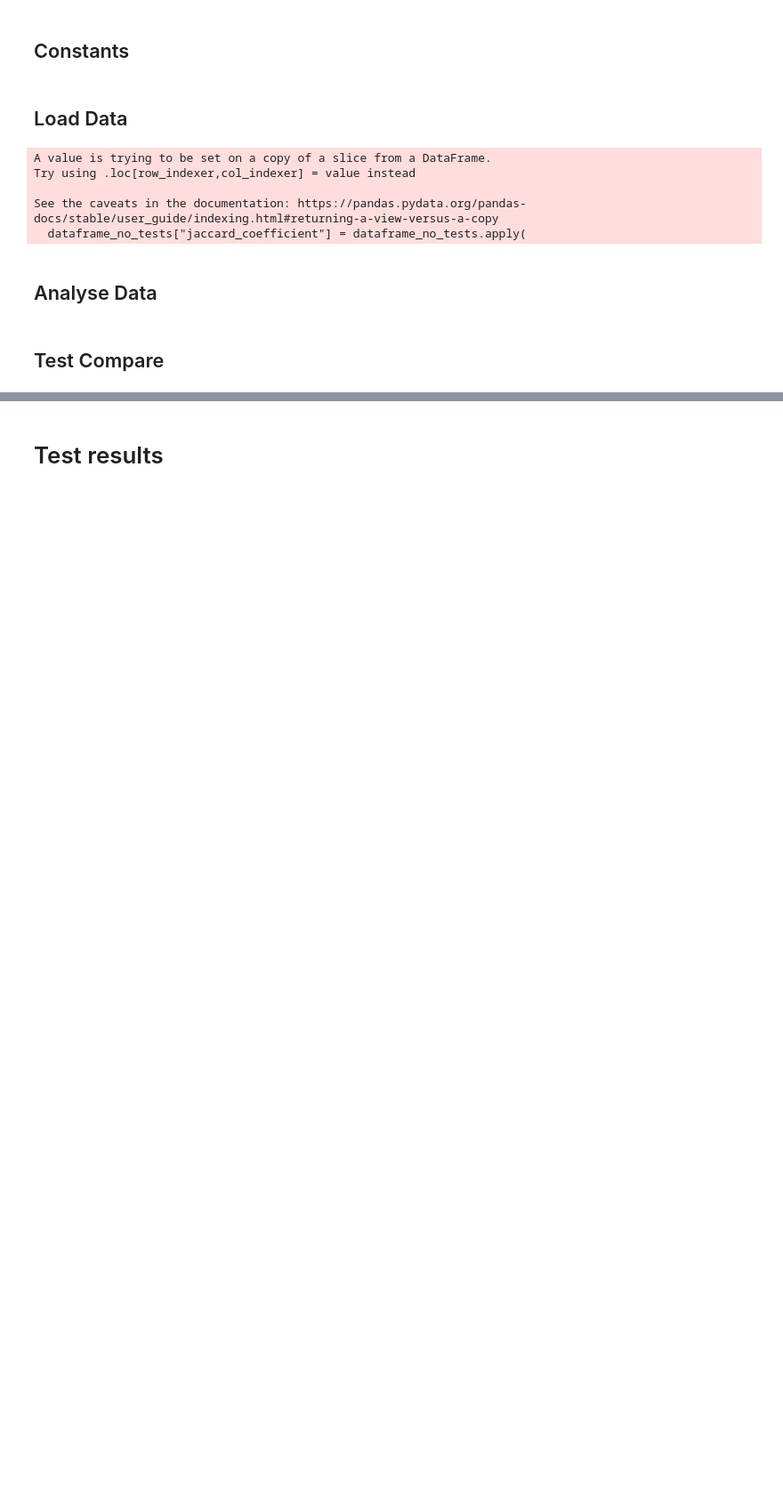
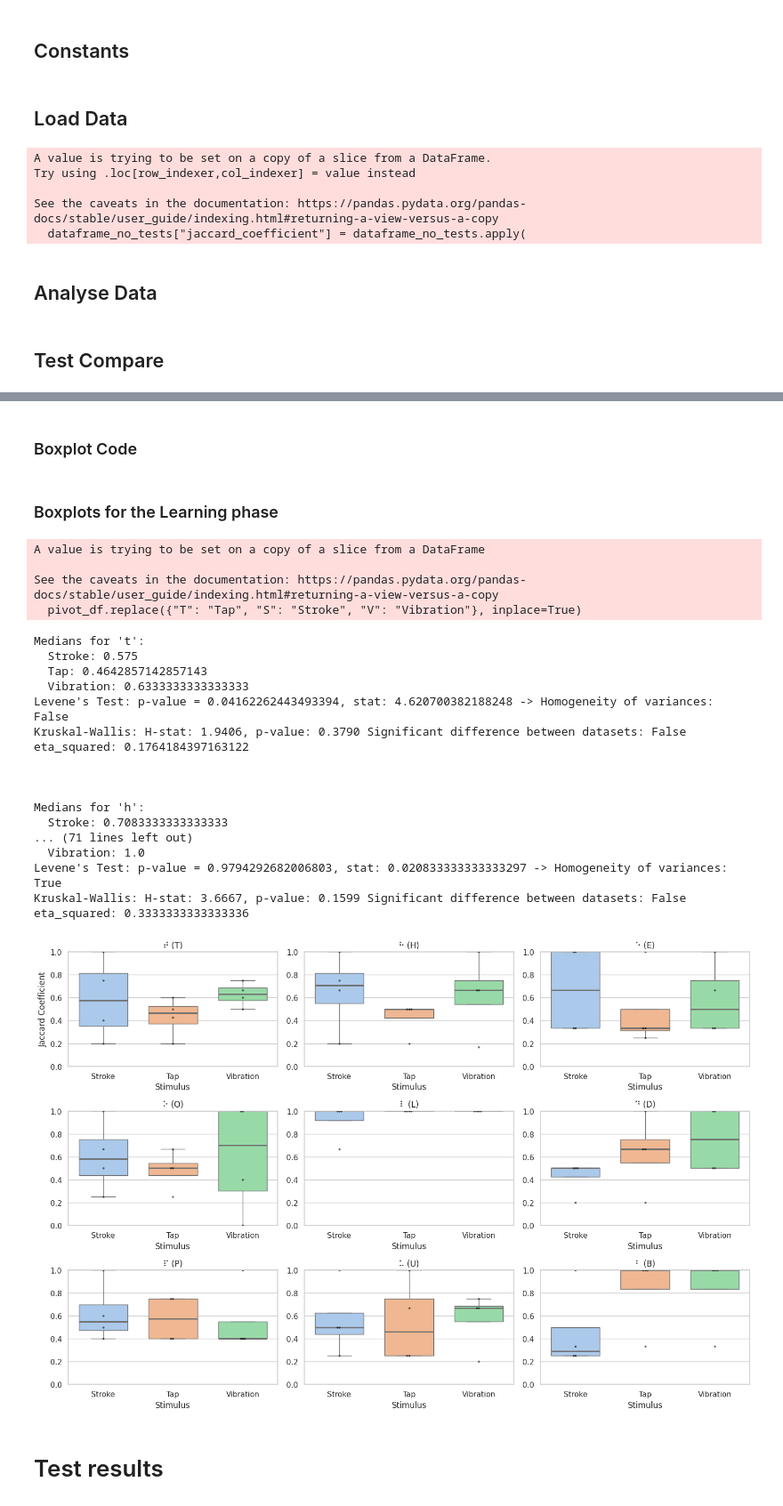
Before and after one commit to T0B1K/BrailleGloveStatistics, a Jupyter notebook: content/study1/experiment/study1_experiment.ipynb, the cells around one changed output, grey strips where cells are left out. Shown at 89% size. Saved outputs shown, nothing was run; the diff lists cells and outputs as text; code cells hidden in the pictures; blank space fills up the shorter version.

Commit message:
refactoring experiment 1 plots

```diff
--- a/content/study1/experiment/study1_experiment.ipynb
+++ b/content/study1/experiment/study1_experiment.ipynb
@@ -407,0 +201,2 @@ Kruskal-Wallis: H-stat: 2.9298, p-value: 0.2311
+# %% [markdown]
+### Boxplot Code
@@ -408,2 +315,29 @@ Kruskal-Wallis: H-stat: 2.9298, p-value: 0.2311
+# %% [markdown]
+### Boxplots for the Learning phase
+# %%
+print_boxplots_and_tests_new(dataframe_no_tests.copy(), pdf_name="Test_single_char", plotting_order=["t", "h", "e", "o", "l", "d", "p", "u", "b"])
+# %% [output]
+A value is trying to be set on a copy of a slice from a DataFrame
+
+See the caveats in the documentation: https://pandas.pydata.org/pandas-docs/stable/user_guide/indexing.html#returning-a-view-versus-a-copy
+  pivot_df.replace({"T": "Tap", "S": "Stroke", "V": "Vibration"}, inplace=True)
+Medians for 't':
+  Stroke: 0.575
+  Tap: 0.4642857142857143
+  Vibration: 0.6333333333333333
+Levene's Test: p-value = 0.04162262443493394, stat: 4.620700382188248 -> Homogeneity of variances: False
+Kruskal-Wallis: H-stat: 1.9406, p-value: 0.3790 Significant difference between datasets: False
+eta_squared: 0.1764184397163122
+
+
+
+Medians for 'h':
+  Stroke: 0.7083333333333333
+... (71 lines left out)
+  Vibration: 1.0
+Levene's Test: p-value = 0.9794292682006803, stat: 0.020833333333333297 -> Homogeneity of variances: True
+Kruskal-Wallis: H-stat: 3.6667, p-value: 0.1599 Significant difference between datasets: False
+eta_squared: 0.3333333333333336
+[figure, added]
 # %% [markdown]
 # Test results
```
Also changed, not shown: parts of 25 cells of this notebook, 1 other file.
